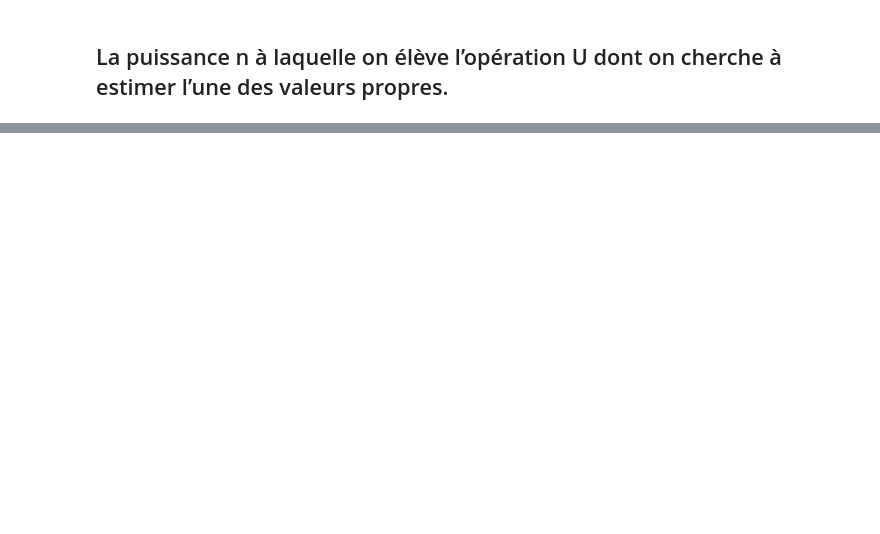
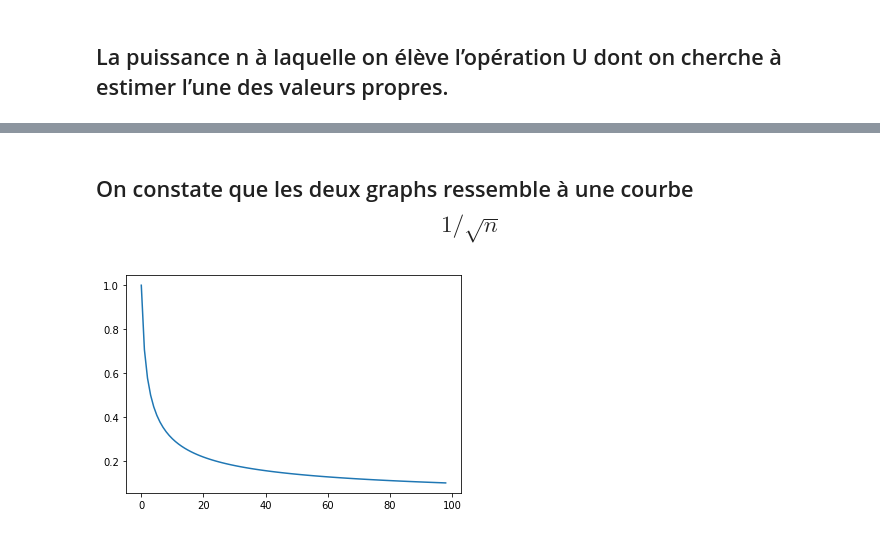
Before and after one commit to Enkagzo/BasicPhaseEstimation, a Jupyter notebook: src/analyse.ipynb, the cells around one changed output, grey strips where cells are left out. Saved outputs shown, nothing was run; the diff lists cells and outputs as text; code cells hidden in the pictures; blank space fills up the shorter version.

```diff
--- a/src/analyse.ipynb
+++ b/src/analyse.ipynb
@@ -64,0 +69,7 @@ plt.show()
+# %% [markdown]
+## On constate que les deux graphs ressemble à une courbe $$1/\sqrt{n}$$
+# %%
+plt.plot(1/np.sqrt(np.arange(1,100)))
+plt.show()
+# %% [output]
+[figure, added]
```
Also changed, not shown: parts of 3 cells of this notebook.
